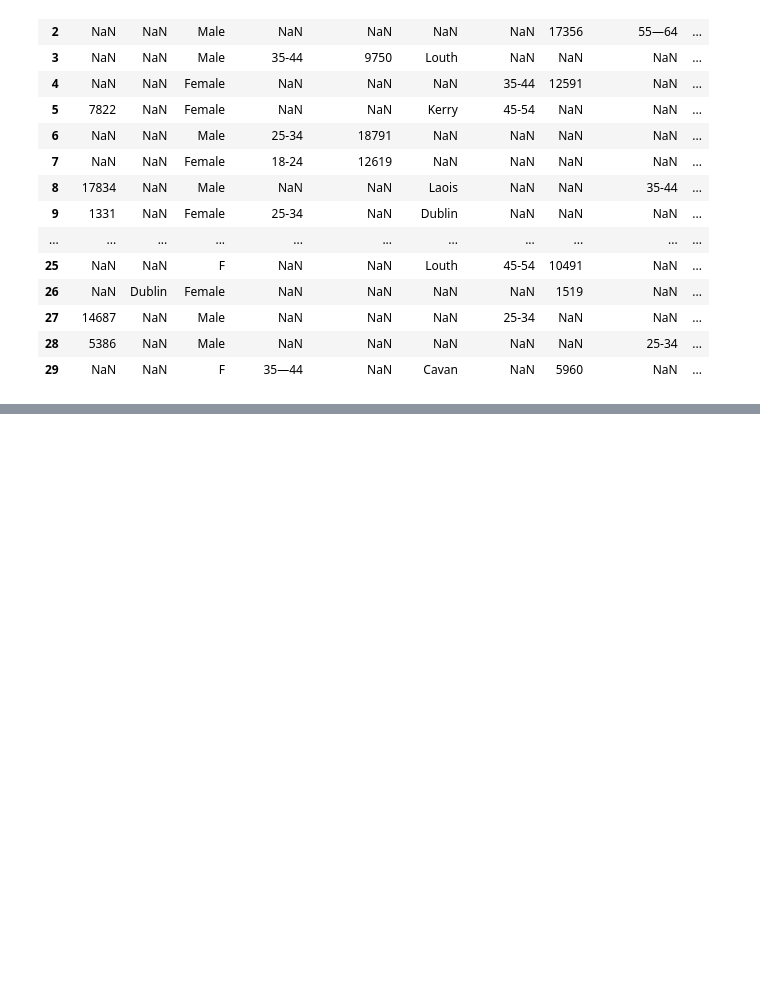
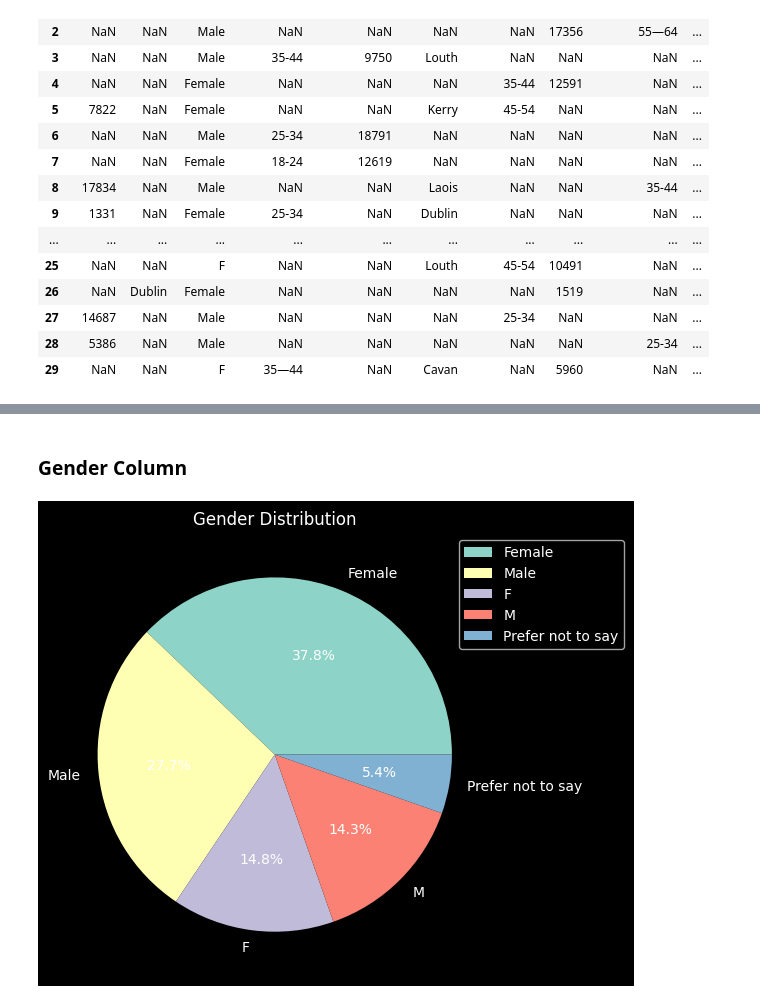
Before and after one commit to trandat9h/retail-sale-data-processing, a Jupyter notebook: Processing.ipynb, the cells around one changed output, grey strips where cells are left out. Saved outputs shown, nothing was run; the diff lists cells and outputs as text; code cells hidden in the pictures; blank space fills up the shorter version.

Commit message:
Preprocessing Customer Detail

```diff
--- a/Processing.ipynb
+++ b/Processing.ipynb
@@ -285,0 +313,3 @@ Might be derived from one of there columns: `Cust ID`, `Customer ID` and `ID`
+# %%
+cols = ["From", "Location", "City"]
+print("Number of data with duplicated location value: ", (customer_detail_df[cols].notna().sum(axis=1) != 1).sum())
@@ -285,0 +318,5 @@ Might be derived from one of there columns: `Cust ID`, `Customer ID` and `ID`
+# %%
+customer_detail_df["Location"] = customer_detail_df[cols].bfill(axis=1).iloc[:, 0]
+customer_detail_df = customer_detail_df.drop(["From", "City"], axis=1)
+
+customer_detail_df.head()
@@ -285,0 +332,3 @@ Might be derived from one of there columns: `Cust ID`, `Customer ID` and `ID`
+# %%
+cols = ["Age Range", "Age Group", "Age Category", "Age"]
+print("Number of data with duplicated age group value: ", (customer_detail_df[cols].notna().sum(axis=1) != 1).sum())
@@ -285,0 +337,5 @@ Might be derived from one of there columns: `Cust ID`, `Customer ID` and `ID`
+# %%
+customer_detail_df["Age Group"] = customer_detail_df[cols].bfill(axis=1).iloc[:, 0]
+customer_detail_df = customer_detail_df.drop(["Age Range", "Age Category", "Age"], axis=1)
+
+customer_detail_df.head(5)
@@ -285,0 +349,22 @@ Might be derived from one of there columns: `Cust ID`, `Customer ID` and `ID`
+# %% [markdown]
+### Gender Column
+# %%
+def visualise_gender_count(_df: pd.DataFrame):
+    payment_types = _df['Gender'].value_counts()
+
+    payment_types.plot.pie(
+        autopct='%1.1f%%',
+        figsize=(6,6),
+        ylabel=''
+    )
+
+    plt.legend(payment_types.index, loc="upper left", bbox_to_anchor=(0.9, 1))
+
+    plt.title("Gender Distribution")
+    plt.tight_layout()
+
+    plt.show()
+
+visualise_gender_count(customer_detail_df)
+# %% [output]
+[figure, added]
```
Also changed, not shown: parts of 12 cells of this notebook.
